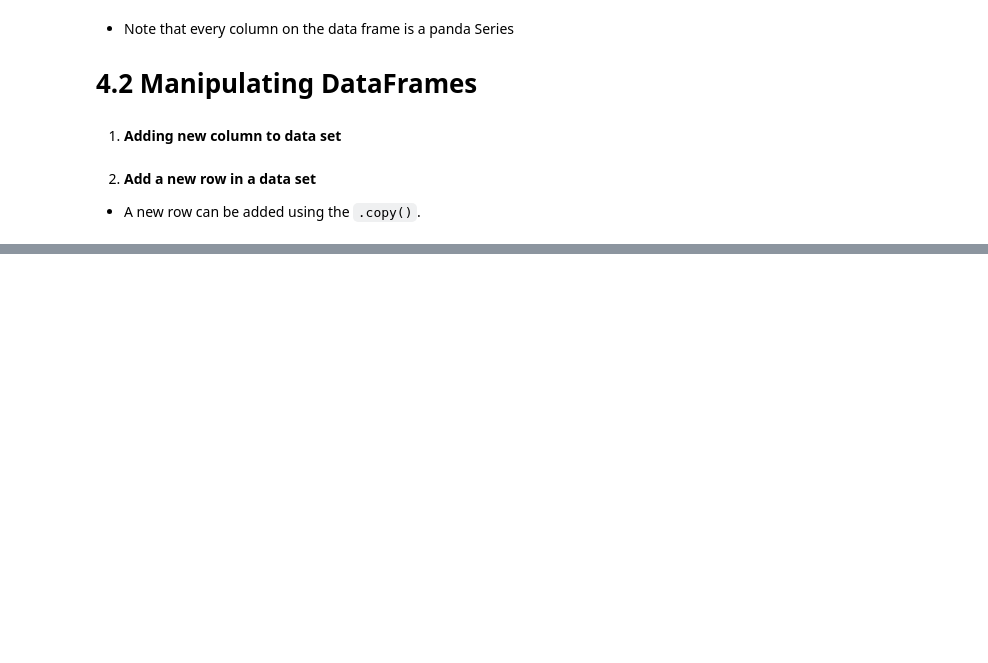
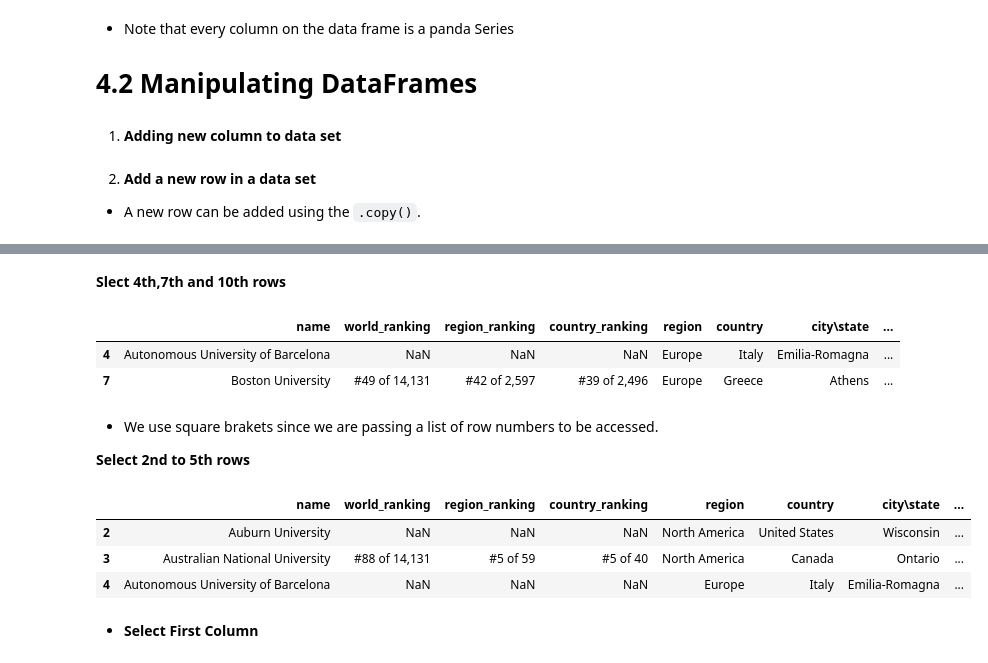
Before and after one commit to kolynzb/ML-tutor, a Jupyter notebook: MIT_GL/0x00-week_1/0x00-packages/pandas.ipynb, the cells around one changed output, grey strips where cells are left out. Saved outputs shown, nothing was run; the diff lists cells and outputs as text; code cells hidden in the pictures; blank space fills up the shorter version.

```diff
--- a/MIT_GL/0x00-week_1/0x00-packages/pandas.ipynb
+++ b/MIT_GL/0x00-week_1/0x00-packages/pandas.ipynb
@@ -466,0 +485,22 @@ we shall work on the BMI data-set
+# %% [markdown]
+__Slect 4th,7th and 10th rows__
+# %%
+# Creates a sub data frame from the list passed to it
+data.iloc[[4,7]]
+# %% [output]
+|  | name | world_ranking | region_ranking | country_ranking | region | country | city\state | ... |
+| 4 | Autonomous University of Barcelona | NaN | NaN | NaN | Europe | Italy | Emilia-Romagna | ... |
+| 7 | Boston University | #49 of 14,131 | #42 of 2,597 | #39 of 2,496 | Europe | Greece | Athens | ... |
+# %% [markdown]
+- We use square brakets since we are passing a list of row numbers to be accessed.
+
+__Select 2nd to 5th rows__
+# %%
+data.iloc[2:5]
+# %% [output]
+|  | name | world_ranking | region_ranking | country_ranking | region | country | city\state | ... |
+| 2 | Auburn University | NaN | NaN | NaN | North America | United States | Wisconsin | ... |
+| 3 | Australian National University | #88 of 14,131 | #5 of 59 | #5 of 40 | North America | Canada | Ontario | ... |
+| 4 | Autonomous University of Barcelona | NaN | NaN | NaN | Europe | Italy | Emilia-Romagna | ... |
+# %% [markdown]
+- __Select First Column__
```
Also changed, not shown: parts of 8 cells of this notebook.
